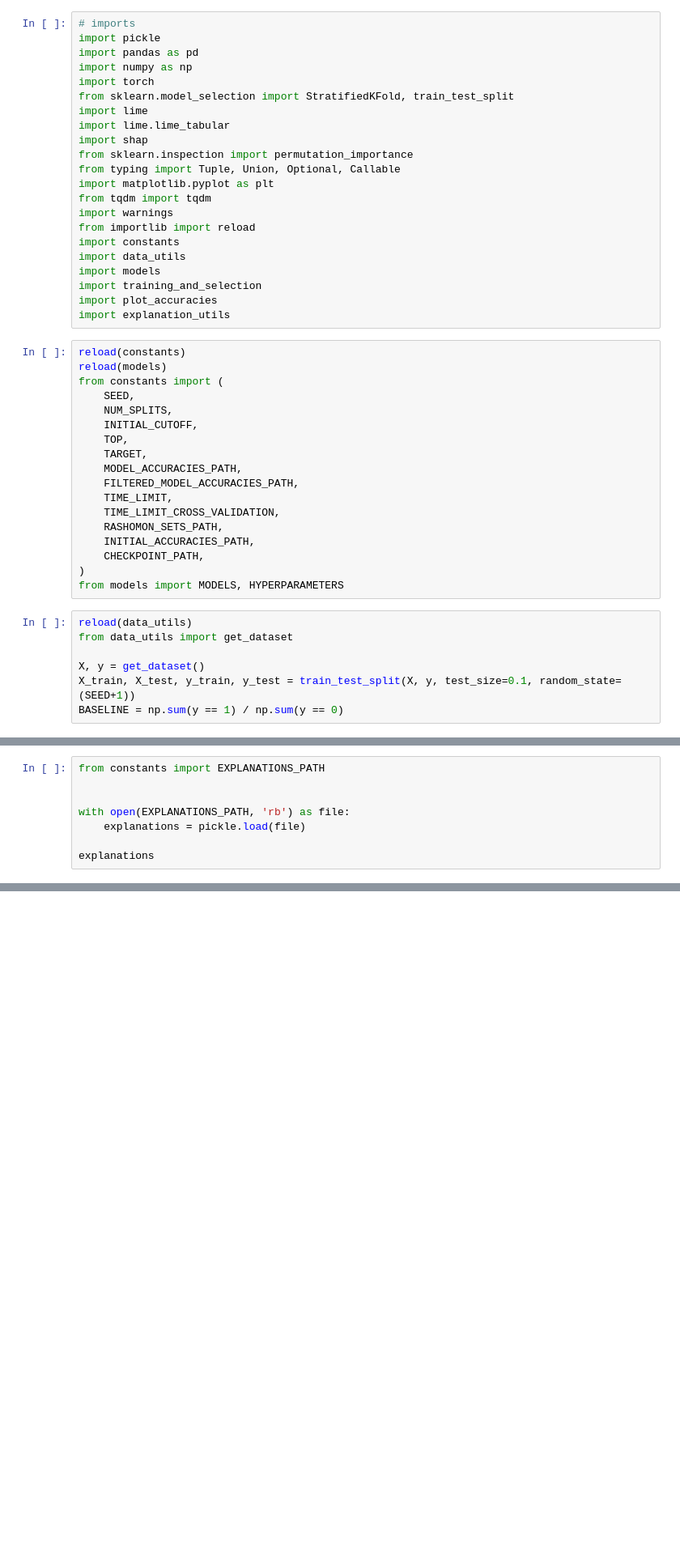
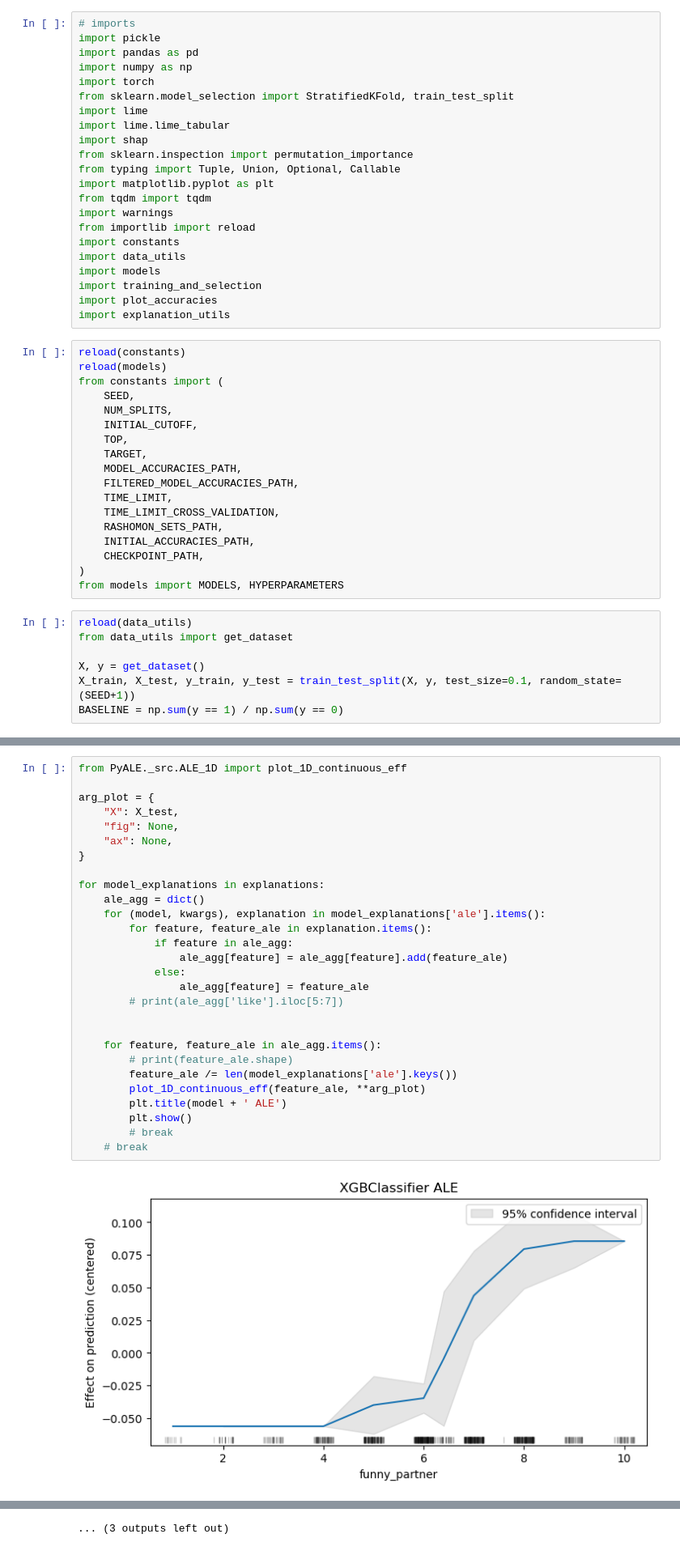
Before and after one commit to Krzaq8/XAI-team-project, a Jupyter notebook: Kuba.ipynb, the cells around one changed output, grey strips where cells are left out. Shown at 81% size. Saved outputs shown, nothing was run; the diff lists cells and outputs as text; blank space fills up the shorter version.

```diff
--- a/Kuba.ipynb
+++ b/Kuba.ipynb
@@ -93,8 +142,0 @@ epoch 0  | loss: 0.56786 |  0:00:05s
-# %%
-from constants import EXPLANATIONS_PATH
-
-
-with open(EXPLANATIONS_PATH, 'rb') as file:
-    explanations = pickle.load(file)
-
-explanations
@@ -102,0 +272,30 @@ IsADirectoryError: [Errno 21] Is a directory: 'results'
+# %%
+from PyALE._src.ALE_1D import plot_1D_continuous_eff
+
+arg_plot = {
+    "X": X_test,
+    "fig": None,
+    "ax": None,
+}
+
+for model_explanations in explanations:
+    ale_agg = dict()
+    for (model, kwargs), explanation in model_explanations['ale'].items():
+        for feature, feature_ale in explanation.items():
+            if feature in ale_agg:
+                ale_agg[feature] = ale_agg[feature].add(feature_ale)
+            else:
+                ale_agg[feature] = feature_ale
+        # print(ale_agg['like'].iloc[5:7])
+
+
+    for feature, feature_ale in ale_agg.items():
+        # print(feature_ale.shape)
+        feature_ale /= len(model_explanations['ale'].keys())
+        plot_1D_continuous_eff(feature_ale, **arg_plot)
+        plt.title(model + ' ALE')
+        plt.show()
+        # break
+    # break
+# %% [output]
+[figure, added]
@@ -102,0 +313 @@ IsADirectoryError: [Errno 21] Is a directory: 'results'
+... (3 outputs left out)
```
Also changed, not shown: parts of 10 cells of this notebook, 2 other files.
